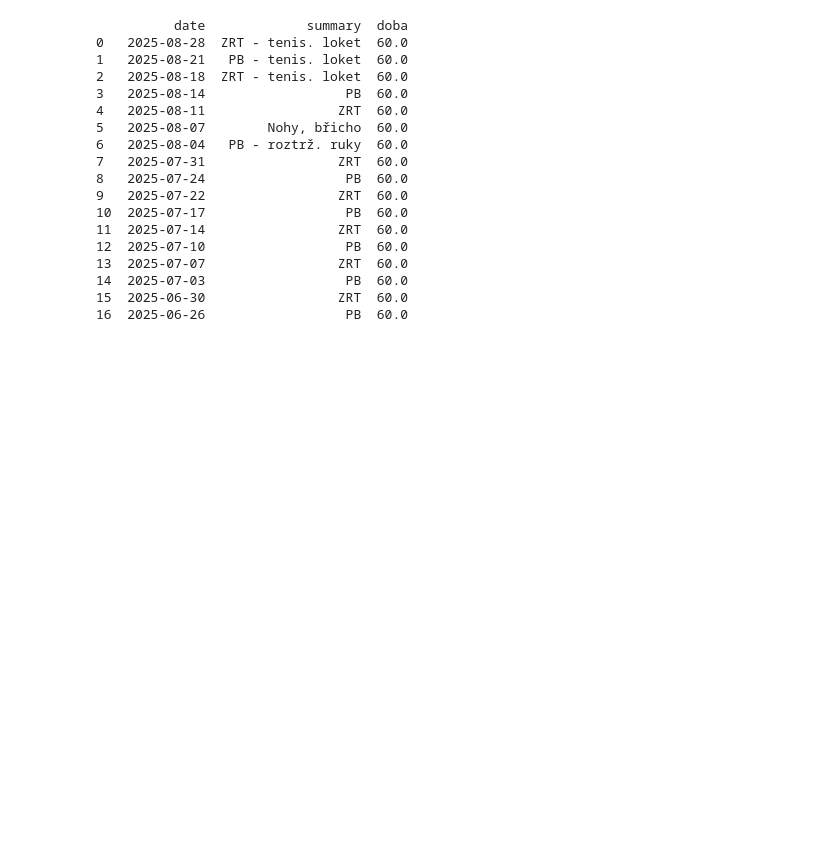
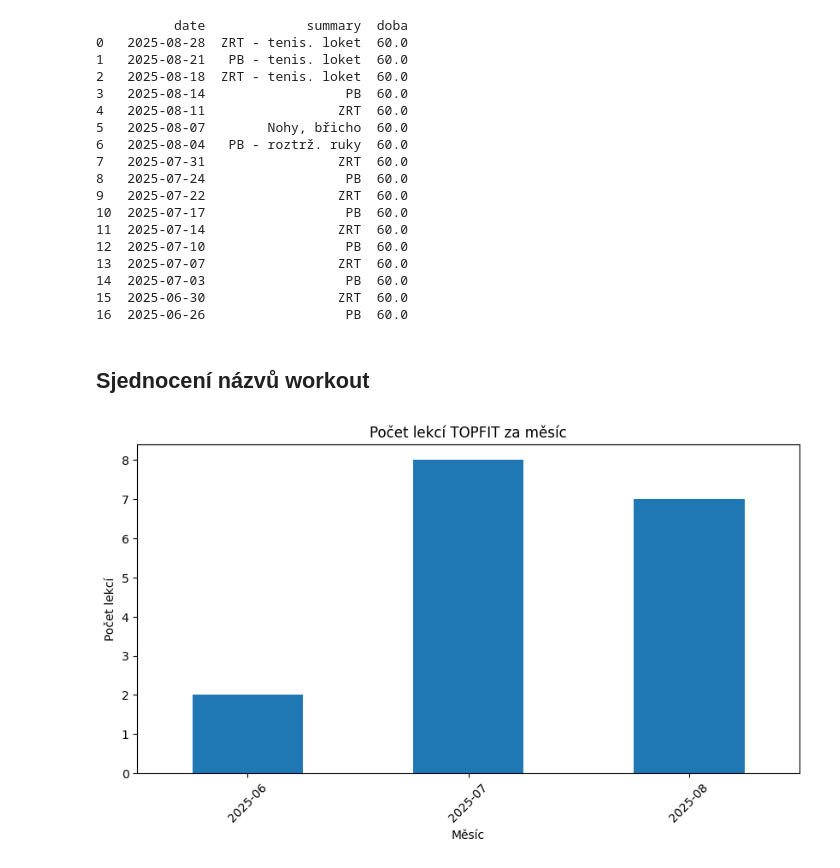
Before and after one commit to MarekCoderslab/TOPFIT, a Jupyter notebook: TOPFit_workout.ipynb, the cells around one changed output. Drawn from its saved outputs; the diff is of its cells as text; code cells hidden in the pictures; blank space fills up the shorter version.

```diff
--- a/TOPFit_workout.ipynb
+++ b/TOPFit_workout.ipynb
@@ -230,3 +232,34 @@ print(df.head(20))
 14  2025-07-03                  PB  60.0
 15  2025-06-30                 ZRT  60.0
 16  2025-06-26                  PB  60.0
+# %% [markdown]
+## Sjednocení názvů workout
+# %%
+# Sjednocení názvů lekcí
+def normalize_summary(text: str) -> str:
+    text = text.strip().upper()
+    if text.startswith("ZRT"):
+        return "ZRT"
+    elif text.startswith("PB"):
+        return "PB"
+    elif text.startswith("NOHY"):
+        return "NOHY"
+    else:
+        return text  # fallback, pokud by bylo něco jiného
+
+df["summary_norm"] = df["summary"].apply(normalize_summary)
+# %%
+import matplotlib.pyplot as plt
+
+# Počet lekcí za měsíc
+df["month"] = pd.to_datetime(df["date"]).dt.to_period("M")
+counts = df.groupby("month")["summary_norm"].count()
+
+counts.plot(kind="bar", figsize=(10,5))
+plt.title("Počet lekcí TOPFIT za měsíc")
+plt.xlabel("Měsíc")
+plt.ylabel("Počet lekcí")
+plt.xticks(rotation=45)
+plt.show()
+# %% [output]
+[figure, added]
```
Also changed, not shown: parts of 7 cells of this notebook, 1 other file.
